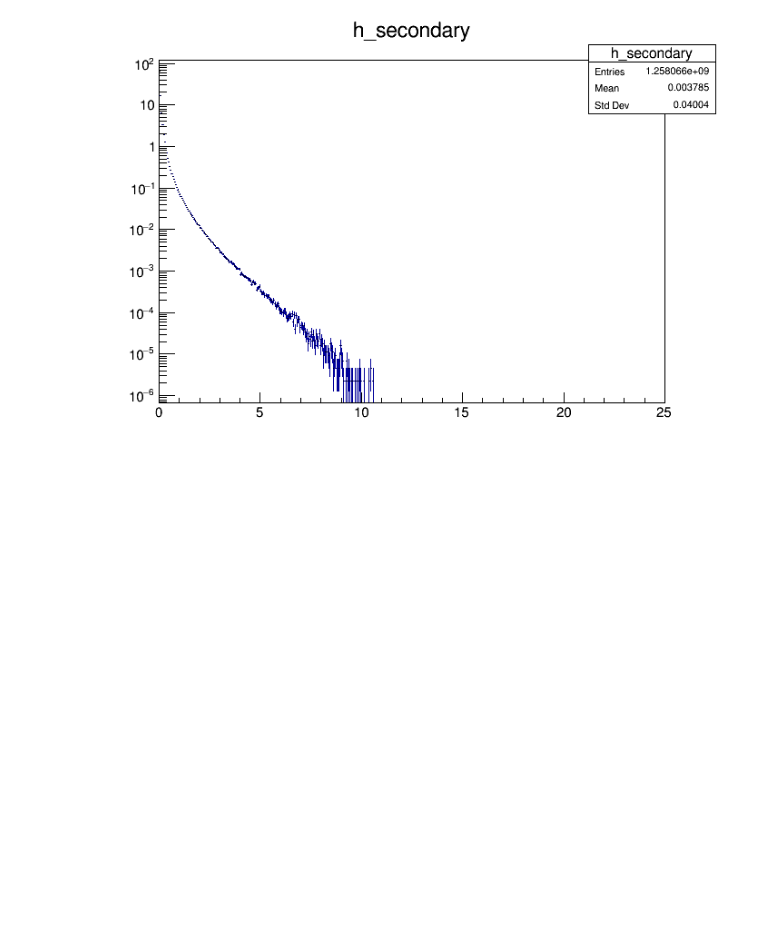
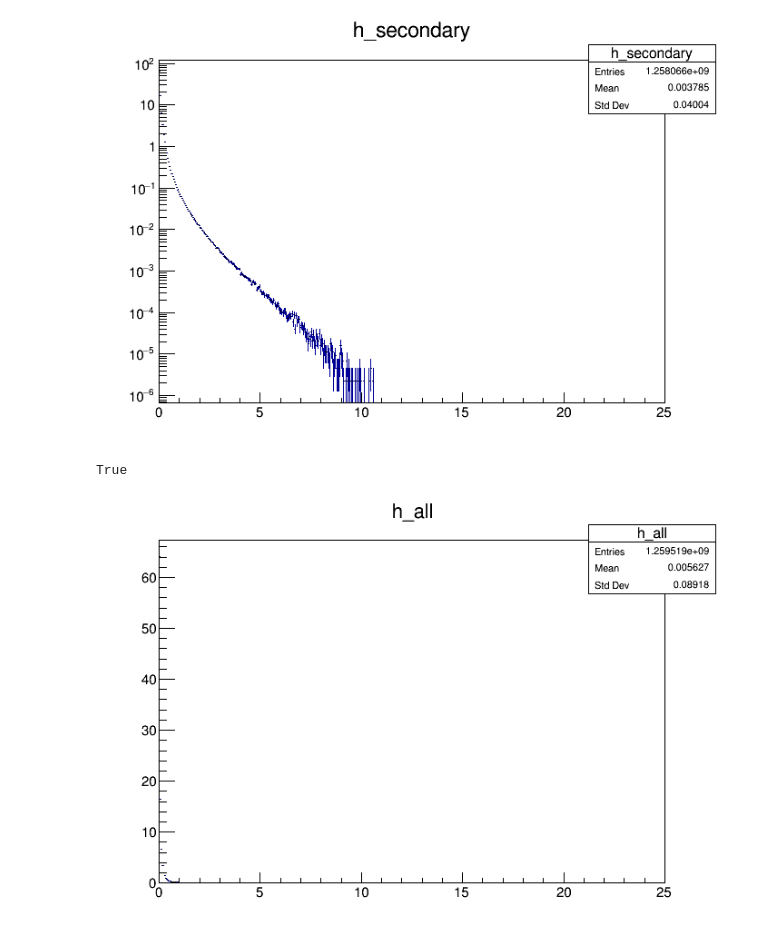
Before and after one commit to NTrevisani/LUXE-NPOD, a Jupyter notebook: Photons_spectra.ipynb, the cells around one changed output. Drawn from its saved outputs; the diff is of its cells as text; code cells hidden in the pictures; blank space fills up the shorter version.

Commit message:
plot the three histograms

```diff
--- a/Photons_spectra.ipynb
+++ b/Photons_spectra.ipynb
@@ -196,0 +211,19 @@ out_file_secondary.Close()
+# %%
+# Histogram with the sum of primary and secondary photons
+h_all = h_primary.Clone()
+h_all.SetName("h_all")
+h_all.SetTitle("h_all")
+h_all.Add(h_secondary)
+# %% [output]
+True
+# %%
+# Then, create a canvas and draw the histogram
+c3 = ROOT.TCanvas("c3", "c3")
+# %%
+# Plot the histogram
+h_all.Draw()
+c3.Modified()
+c3.Update()
+c3.Draw()
+# %% [output]
+[figure, added]
```
Also changed, not shown: parts of 4 cells of this notebook.
